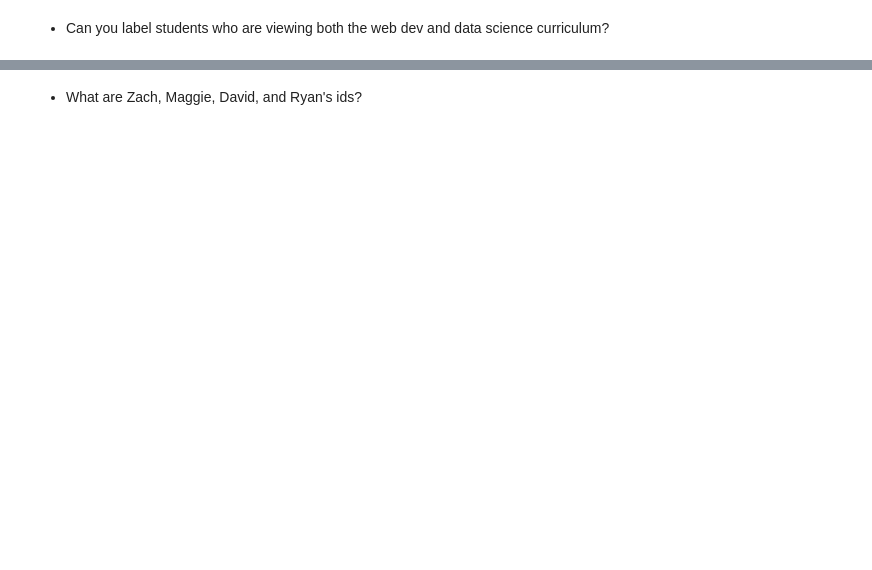
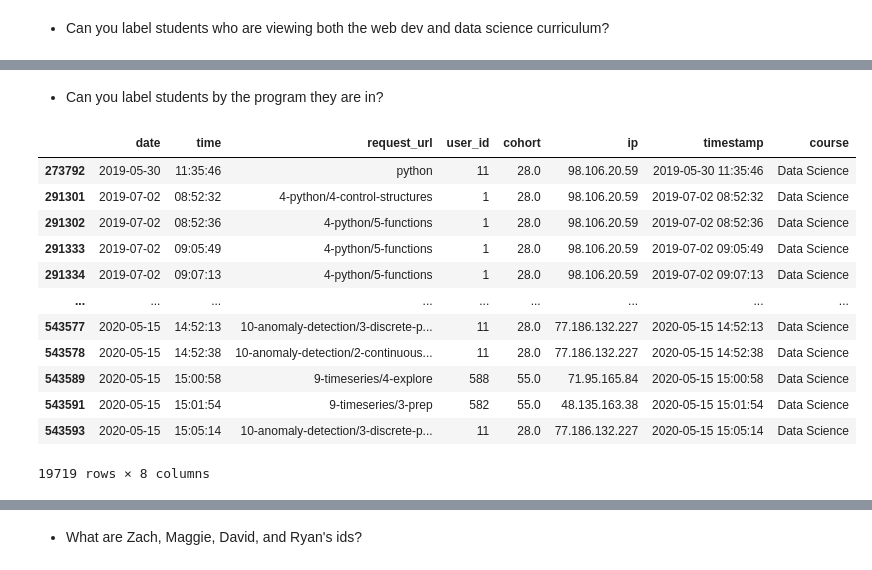
Before and after one commit to davidwederstrandtsr/anomaly-detection, a Jupyter notebook: discrete_anomaly_detection.ipynb, the cells around one changed output, grey strips where cells are left out. Drawn from its saved outputs; the diff is of its cells as text; code cells hidden in the pictures; blank space fills up the shorter version.

```diff
--- a/discrete_anomaly_detection.ipynb
+++ b/discrete_anomaly_detection.ipynb
@@ -183,3 +159,28 @@ def get_course(topic):
+# %%
+# function that takes in a url topic and returns a course name
+def get_course(topic):
+    if type(topic) != str:
+        return "Unknown"
+    # Recommend using boolean flag variables to simplify
+    exists_in_web_dev = False
+    exists_in_ds = False
+    wd = ['javascript', 'java', 'css', 'mysql', 'jquery', 'spring', 'html']
+    ds = ['anomaly', 'timeseries', 'python', 'mysql', 'regression', 'classification']
+    for w in wd:
+        if w in topic:
+            exists_in_web_dev = True
+    for d in ds:
+        if d in topic:
+            exists_in_ds = True
+    if exists_in_ds and exists_in_web_dev:
+        answer = "Both"
+    elif exists_in_ds:
+        answer = "Data Science"
+    elif exists_in_web_dev:
+        answer = "Web Dev"
+    else:
+        answer = "Unknown"
+    return answer
 # %%
 df['course'] = df.request_url.apply(get_course)
 df.head()
@@ -188,2 +194,20 @@ TypeError: argument of type 'float' is not iterable
+# %% [markdown]
+- Can you label students by the program they are in?
+# %%
+df[df.course == 'Data Science']
+# %% [output]
+|  | date | time | request_url | user_id | cohort | ip | timestamp | course |
+| 273792 | 2019-05-30 | 11:35:46 | python | 11 | 28.0 | 98.106.20.59 | 2019-05-30 11:35:46 | Data Science |
+| 291301 | 2019-07-02 | 08:52:32 | 4-python/4-control-structures | 1 | 28.0 | 98.106.20.59 | 2019-07-02 08:52:32 | Data Science |
+| 291302 | 2019-07-02 | 08:52:36 | 4-python/5-functions | 1 | 28.0 | 98.106.20.59 | 2019-07-02 08:52:36 | Data Science |
+| 291333 | 2019-07-02 | 09:05:49 | 4-python/5-functions | 1 | 28.0 | 98.106.20.59 | 2019-07-02 09:05:49 | Data Science |
+| 291334 | 2019-07-02 | 09:07:13 | 4-python/5-functions | 1 | 28.0 | 98.106.20.59 | 2019-07-02 09:07:13 | Data Science |
+| ... | ... | ... | ... | ... | ... | ... | ... | ... |
+| 543577 | 2020-05-15 | 14:52:13 | 10-anomaly-detection/3-discrete-p... | 11 | 28.0 | 77.186.132.227 | 2020-05-15 14:52:13 | Data Science |
+| 543578 | 2020-05-15 | 14:52:38 | 10-anomaly-detection/2-continuous... | 11 | 28.0 | 77.186.132.227 | 2020-05-15 14:52:38 | Data Science |
+| 543589 | 2020-05-15 | 15:00:58 | 9-timeseries/4-explore | 588 | 55.0 | 71.95.165.84 | 2020-05-15 15:00:58 | Data Science |
+| 543591 | 2020-05-15 | 15:01:54 | 9-timeseries/3-prep | 582 | 55.0 | 48.135.163.38 | 2020-05-15 15:01:54 | Data Science |
+| 543593 | 2020-05-15 | 15:05:14 | 10-anomaly-detection/3-discrete-p... | 11 | 28.0 | 77.186.132.227 | 2020-05-15 15:05:14 | Data Science |
+19719 rows × 8 columns
 # %%
 df[df.course == 'Web Dev']
```
Also changed, not shown: parts of 22 cells of this notebook, 1 other file.
